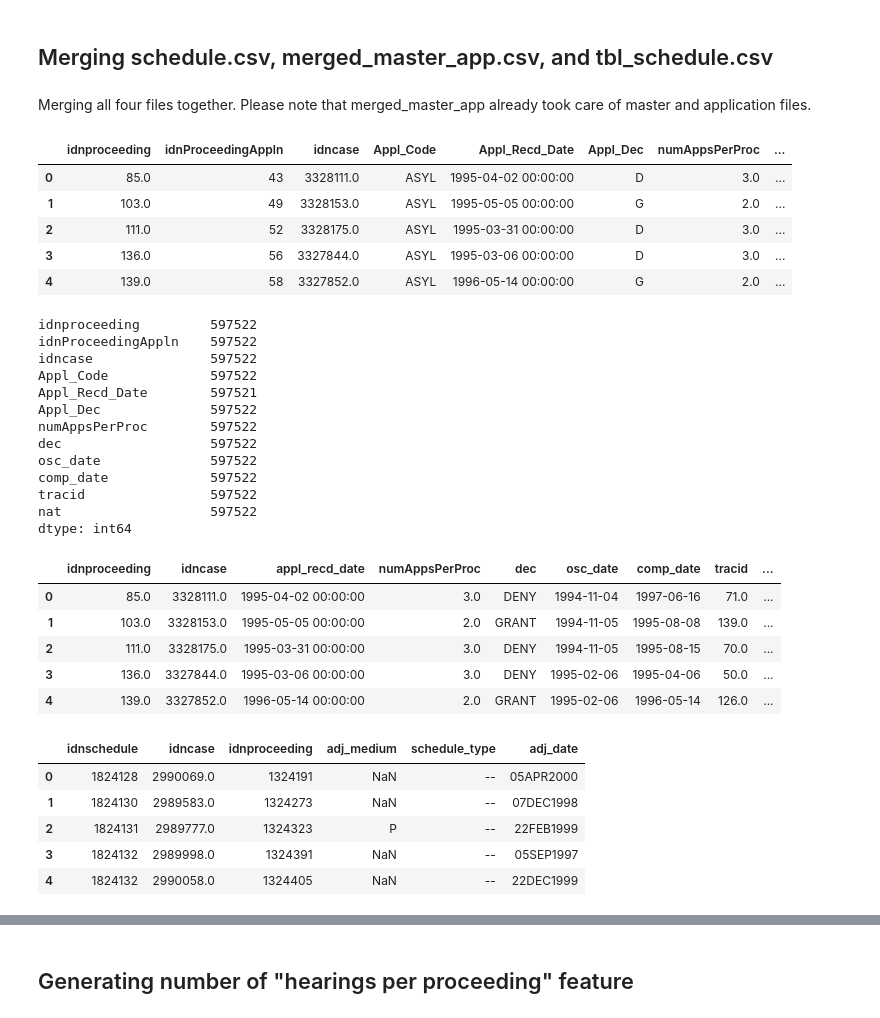
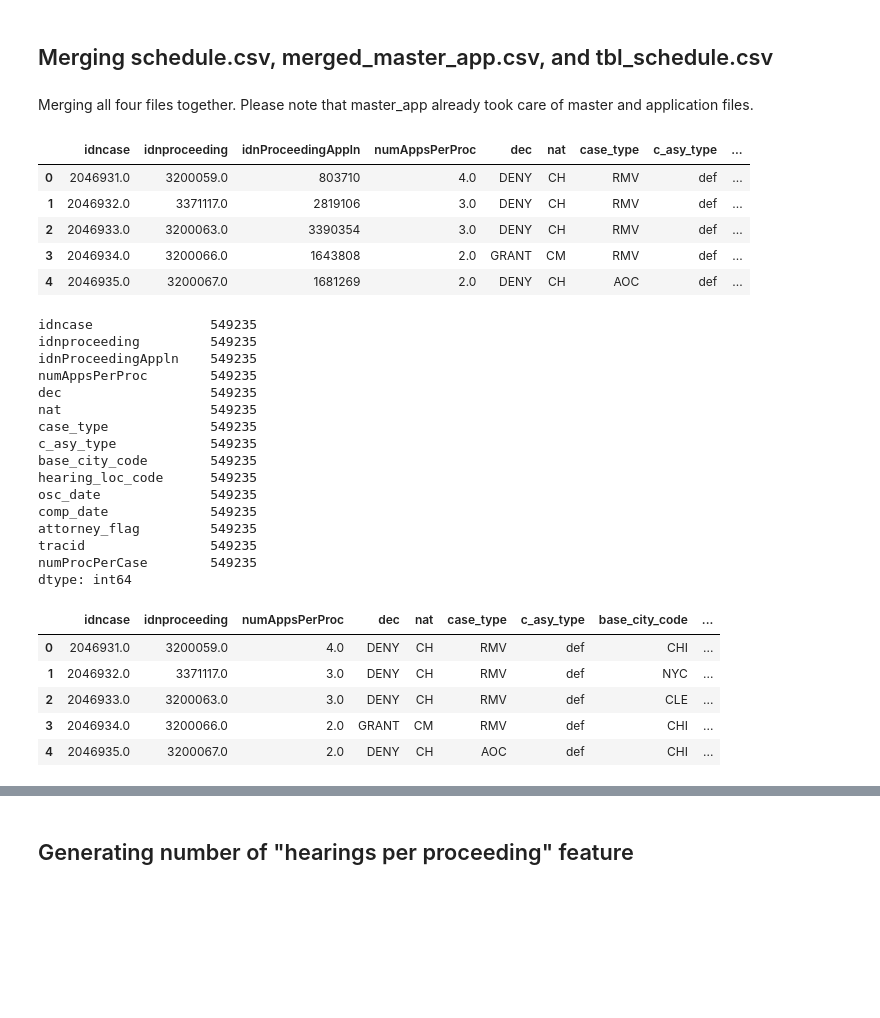
Before and after one commit to aspenyoo/refugees, a Jupyter notebook: Cleaning Schedule.ipynb, the cells around one changed output, grey strips where cells are left out. Drawn from its saved outputs; the diff is of its cells as text; code cells hidden in the pictures; blank space fills up the shorter version.

```diff
--- a/Cleaning Schedule.ipynb
+++ b/Cleaning Schedule.ipynb
@@ -1,7 +1,7 @@
 # %% [markdown]
 ## Merging schedule.csv, merged_master_app.csv, and tbl_schedule.csv
 # %% [markdown]
-Merging all four files together. Please note that merged_master_app already took care of master and application files.
+Merging all four files together. Please note that master_app already took care of master and application files.
 # %%
 import pandas as pd
 import numpy as np
@@ -10,46 +10,49 @@ pd.set_option('precision', 5)
 # %%
 path = '/data/Dropbox/Data/Asylum_Courts/raw'
 # %%
-master_app = pd.read_csv('merged_master_app.csv')
+master_app = pd.read_csv('../merged_any_master_app.csv')
 # %%
 master_app.head(5)
 # %% [output]
-|  | idnproceeding | idnProceedingAppln | idncase | Appl_Code | Appl_Recd_Date | Appl_Dec | numAppsPerProc | ... |
-| 0 | 85.0 | 43 | 3328111.0 | ASYL | 1995-04-02 00:00:00 | D | 3.0 | ... |
-| 1 | 103.0 | 49 | 3328153.0 | ASYL | 1995-05-05 00:00:00 | G | 2.0 | ... |
-| 2 | 111.0 | 52 | 3328175.0 | ASYL | 1995-03-31 00:00:00 | D | 3.0 | ... |
-| 3 | 136.0 | 56 | 3327844.0 | ASYL | 1995-03-06 00:00:00 | D | 3.0 | ... |
-| 4 | 139.0 | 58 | 3327852.0 | ASYL | 1996-05-14 00:00:00 | G | 2.0 | ... |
+|  | idncase | idnproceeding | idnProceedingAppln | numAppsPerProc | dec | nat | case_type | c_asy_type | ... |
+| 0 | 2046931.0 | 3200059.0 | 803710 | 4.0 | DENY | CH | RMV | def | ... |
+| 1 | 2046932.0 | 3371117.0 | 2819106 | 3.0 | DENY | CH | RMV | def | ... |
+| 2 | 2046933.0 | 3200063.0 | 3390354 | 3.0 | DENY | CH | RMV | def | ... |
+| 3 | 2046934.0 | 3200066.0 | 1643808 | 2.0 | GRANT | CM | RMV | def | ... |
+| 4 | 2046935.0 | 3200067.0 | 1681269 | 2.0 | DENY | CH | AOC | def | ... |
 # %%
 master_app.count()
 # %% [output]
-idnproceeding         597522
-idnProceedingAppln    597522
-idncase               597522
-Appl_Code             597522
-Appl_Recd_Date        597521
-Appl_Dec              597522
-numAppsPerProc        597522
-dec                   597522
-osc_date              597522
-comp_date             597522
-tracid                597522
-nat                   597522
+idncase               549235
+idnproceeding         549235
+idnProceedingAppln    549235
+numAppsPerProc        549235
+dec                   549235
+nat                   549235
+case_type             549235
+c_asy_type            549235
+base_city_code        549235
+hearing_loc_code      549235
+osc_date              549235
+comp_date             549235
+attorney_flag         549235
+tracid                549235
+numProcPerCase        549235
 dtype: int64
 # %%
 # renaming variables
-master_app = master_app.rename(columns={"idncase_x":"idncase", "Appl_Recd_Date":"appl_recd_date", "Appl_Dec":"appl_dec"})
+#master_app = master_app.rename(columns={"idncase_x":"idncase", "Appl_Recd_Date":"appl_recd_date", "Appl_Dec":"appl_dec"})
 # %%
 master_app = master_app.drop('idnProceedingAppln', axis=1)
 # %%
 # dropping columns I don't need here
-master_app = master_app.drop(columns=['appl_dec', 'Appl_Code'], axis=1)
+
 master_app.head(5)
 # %% [output]
-|  | idnproceeding | idncase | appl_recd_date | numAppsPerProc | dec | osc_date | comp_date | tracid | ... |
-| 0 | 85.0 | 3328111.0 | 1995-04-02 00:00:00 | 3.0 | DENY | 1994-11-04 | 1997-06-16 | 71.0 | ... |
-| 1 | 103.0 | 3328153.0 | 1995-05-05 00:00:00 | 2.0 | GRANT | 1994-11-05 | 1995-08-08 | 139.0 | ... |
-| 2 | 111.0 | 3328175.0 | 1995-03-31 00:00:00 | 3.0 | DENY | 1994-11-05 | 1995-08-15 | 70.0 | ... |
-| 3 | 136.0 | 3327844.0 | 1995-03-06 00:00:00 | 3.0 | DENY | 1995-02-06 | 1995-04-06 | 50.0 | ... |
-| 4 | 139.0 | 3327852.0 | 1996-05-14 00:00:00 | 2.0 | GRANT | 1995-02-06 | 1996-05-14 | 126.0 | ... |
+|  | idncase | idnproceeding | numAppsPerProc | dec | nat | case_type | c_asy_type | base_city_code | ... |
+| 0 | 2046931.0 | 3200059.0 | 4.0 | DENY | CH | RMV | def | CHI | ... |
+| 1 | 2046932.0 | 3371117.0 | 3.0 | DENY | CH | RMV | def | NYC | ... |
+| 2 | 2046933.0 | 3200063.0 | 3.0 | DENY | CH | RMV | def | CLE | ... |
+| 3 | 2046934.0 | 3200066.0 | 2.0 | GRANT | CM | RMV | def | CHI | ... |
+| 4 | 2046935.0 | 3200067.0 | 2.0 | DENY | CH | AOC | def | CHI | ... |
 # %%
@@ -57,9 +60,2 @@ sched = pd.read_csv(path + '/schedule.csv', low_memory=False)
 # %%
-sched.head(5)
+#sched.head(5)
-# %% [output]
-|  | idnschedule | idncase | idnproceeding | adj_medium | schedule_type | adj_date |
-| 0 | 1824128 | 2990069.0 | 1324191 | NaN | -- | 05APR2000 |
-| 1 | 1824130 | 2989583.0 | 1324273 | NaN | -- | 07DEC1998 |
-| 2 | 1824131 | 2989777.0 | 1324323 | P | -- | 22FEB1999 |
-| 3 | 1824132 | 2989998.0 | 1324391 | NaN | -- | 05SEP1997 |
-| 4 | 1824132 | 2990058.0 | 1324405 | NaN | -- | 22DEC1999 |
```
Also changed, not shown: parts of 32 cells of this notebook, 2 other files.
